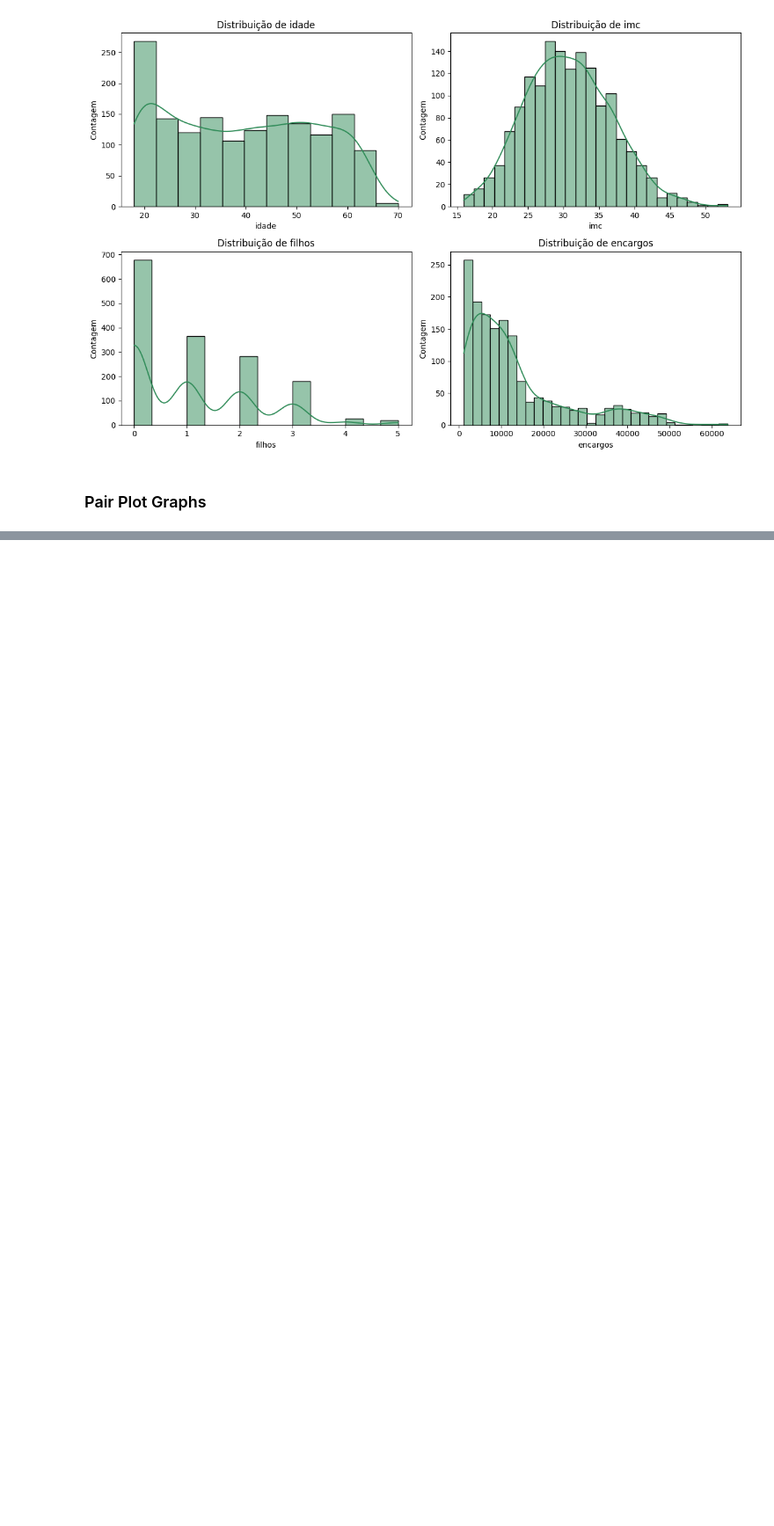
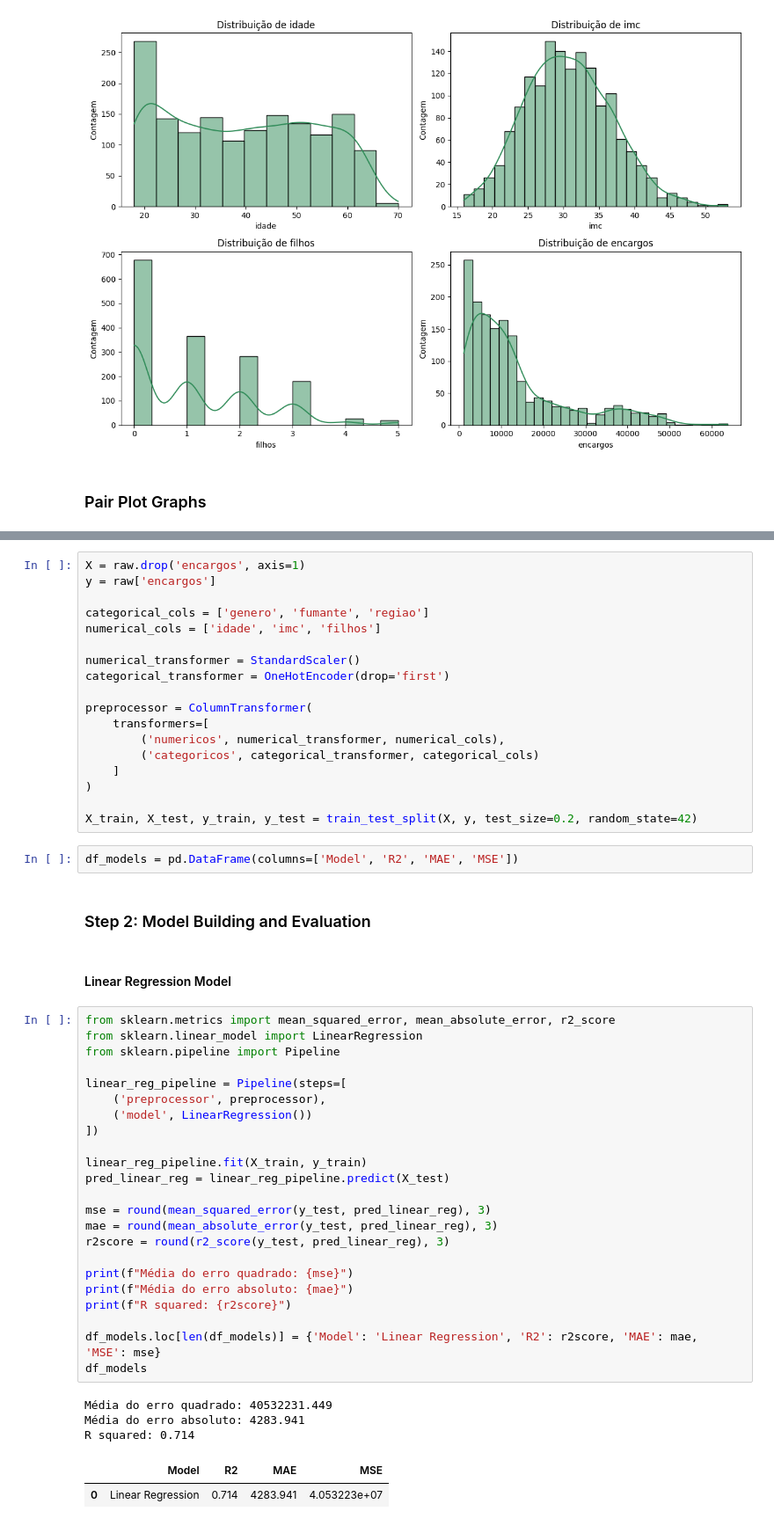
Before and after one commit to carlos-rian/fiap-pos-tech, a Jupyter notebook: tech-challenge.ipynb, the cells around one changed output, grey strips where cells are left out. Shown: that part at 88% size. Saved outputs shown, nothing was run; the diff lists cells and outputs as text; blank space fills up the shorter version.

```diff
--- a/tech-challenge.ipynb
+++ b/tech-challenge.ipynb
@@ -136,0 +150,53 @@ plt.show()
+# %%
+X = raw.drop('encargos', axis=1)
+y = raw['encargos']
+
+categorical_cols = ['genero', 'fumante', 'regiao']
+numerical_cols = ['idade', 'imc', 'filhos']
+
+numerical_transformer = StandardScaler()
+categorical_transformer = OneHotEncoder(drop='first')
+
+preprocessor = ColumnTransformer(
+    transformers=[
+        ('numericos', numerical_transformer, numerical_cols),
+        ('categoricos', categorical_transformer, categorical_cols)
+    ]
+)
+
+X_train, X_test, y_train, y_test = train_test_split(X, y, test_size=0.2, random_state=42)
+# %%
+df_models = pd.DataFrame(columns=['Model', 'R2', 'MAE', 'MSE'])
+# %% [markdown]
+### Step 2: Model Building and Evaluation
+# %% [markdown]
+#### Linear Regression Model
+# %%
+from sklearn.metrics import mean_squared_error, mean_absolute_error, r2_score
+from sklearn.linear_model import LinearRegression
+from sklearn.pipeline import Pipeline
+
+linear_reg_pipeline = Pipeline(steps=[
+    ('preprocessor', preprocessor),
+    ('model', LinearRegression())
+])
+
+linear_reg_pipeline.fit(X_train, y_train)
+pred_linear_reg = linear_reg_pipeline.predict(X_test)
+
+mse = round(mean_squared_error(y_test, pred_linear_reg), 3)
+mae = round(mean_absolute_error(y_test, pred_linear_reg), 3)
+r2score = round(r2_score(y_test, pred_linear_reg), 3)
+
+print(f"Média do erro quadrado: {mse}")
+print(f"Média do erro absoluto: {mae}")
+print(f"R squared: {r2score}")
+
+df_models.loc[len(df_models)] = {'Model': 'Linear Regression', 'R2': r2score, 'MAE': mae, 'MSE': mse}
+df_models
+# %% [output]
+Média do erro quadrado: 40532231.449
+Média do erro absoluto: 4283.941
+R squared: 0.714
+|  | Model | R2 | MAE | MSE |
+| 0 | Linear Regression | 0.714 | 4283.941 | 4.053223e+07 |
```
Also changed, not shown: parts of 13 cells of this notebook.
